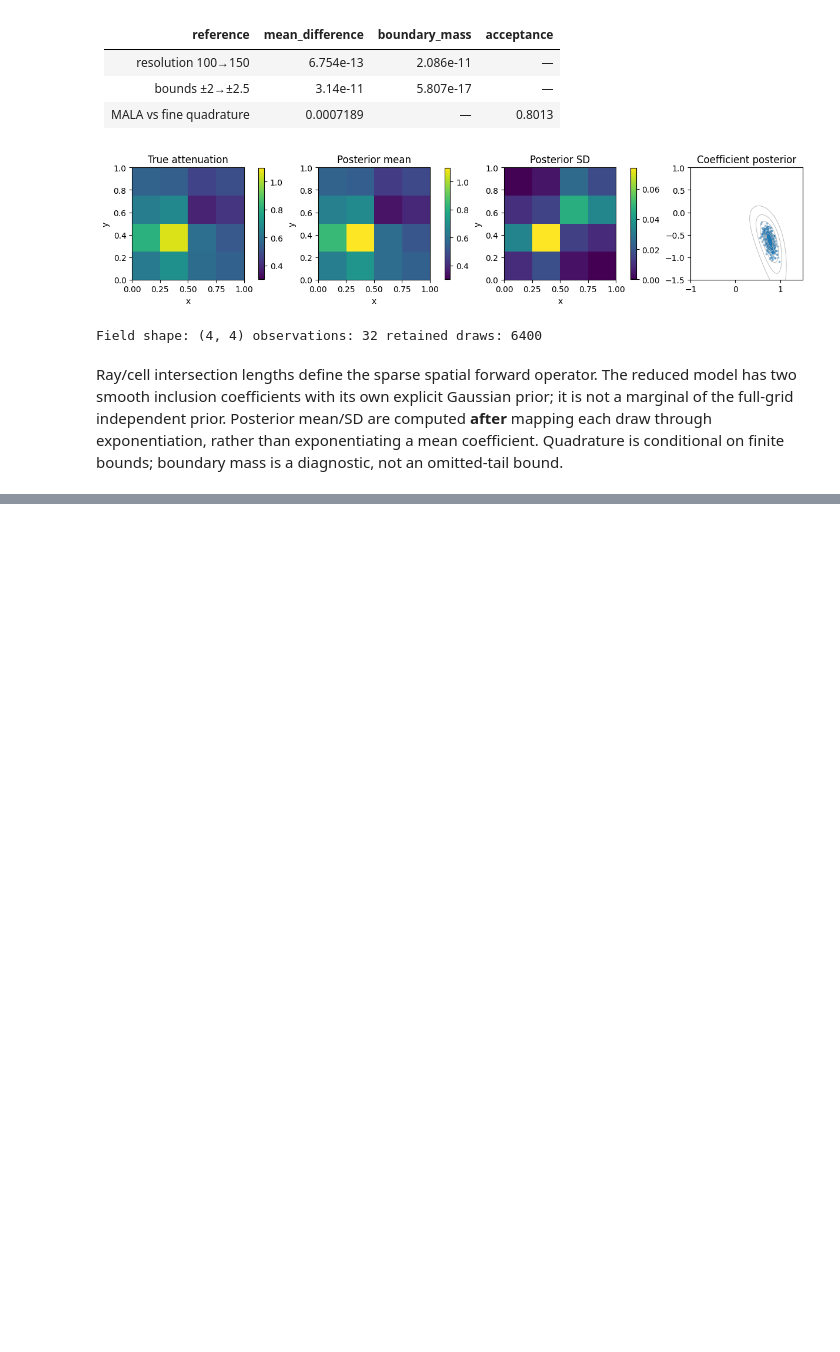
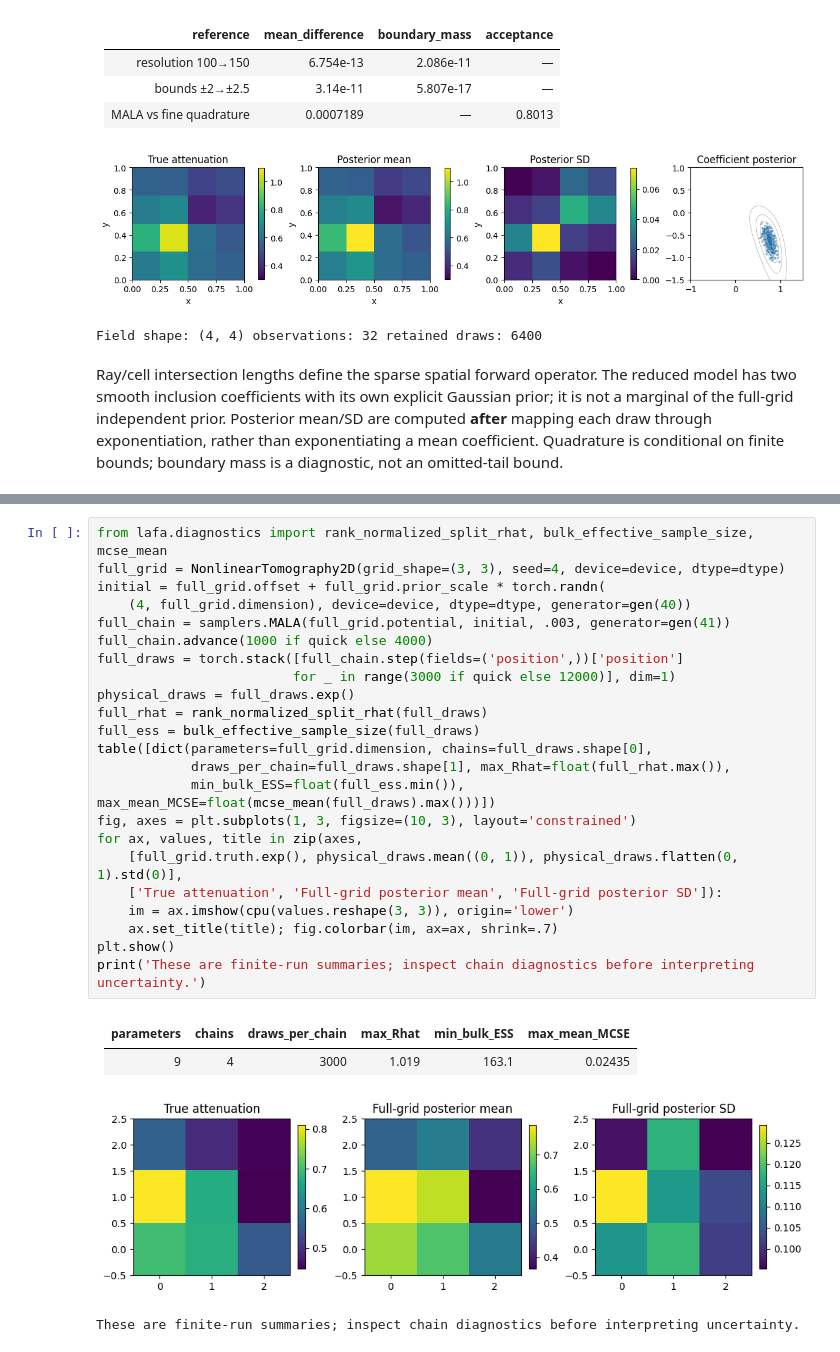
Before and after one commit to izzatum/The-Langevin-algorithms-Family, a Jupyter notebook: notebooks/06_ensemble_hybrid.ipynb, the cells around one changed output, grey strips where cells are left out. Cells and saved outputs as stored; diff of their text form; blank space fills up the shorter version.

```diff
--- a/notebooks/06_ensemble_hybrid.ipynb
+++ b/notebooks/06_ensemble_hybrid.ipynb
@@ -136,0 +142,29 @@ Ray/cell intersection lengths define the sparse spatial forward operator. The re
+# %%
+from lafa.diagnostics import rank_normalized_split_rhat, bulk_effective_sample_size, mcse_mean
+full_grid = NonlinearTomography2D(grid_shape=(3, 3), seed=4, device=device, dtype=dtype)
+initial = full_grid.offset + full_grid.prior_scale * torch.randn(
+    (4, full_grid.dimension), device=device, dtype=dtype, generator=gen(40))
+full_chain = samplers.MALA(full_grid.potential, initial, .003, generator=gen(41))
+full_chain.advance(1000 if quick else 4000)
+full_draws = torch.stack([full_chain.step(fields=('position',))['position']
+                         for _ in range(3000 if quick else 12000)], dim=1)
+physical_draws = full_draws.exp()
+full_rhat = rank_normalized_split_rhat(full_draws)
+full_ess = bulk_effective_sample_size(full_draws)
+table([dict(parameters=full_grid.dimension, chains=full_draws.shape[0],
+            draws_per_chain=full_draws.shape[1], max_Rhat=float(full_rhat.max()),
+            min_bulk_ESS=float(full_ess.min()), max_mean_MCSE=float(mcse_mean(full_draws).max()))])
+fig, axes = plt.subplots(1, 3, figsize=(10, 3), layout='constrained')
+for ax, values, title in zip(axes,
+    [full_grid.truth.exp(), physical_draws.mean((0, 1)), physical_draws.flatten(0, 1).std(0)],
+    ['True attenuation', 'Full-grid posterior mean', 'Full-grid posterior SD']):
+    im = ax.imshow(cpu(values.reshape(3, 3)), origin='lower')
+    ax.set_title(title); fig.colorbar(im, ax=ax, shrink=.7)
+plt.show()
+print('These are finite-run summaries; inspect chain diagnostics before interpreting uncertainty.')
+# %% [output]
+| parameters | chains | draws_per_chain | max_Rhat | min_bulk_ESS | max_mean_MCSE |
+|---|---|---|---|---|---|
+| 9 | 4 | 3000 | 1.019 | 163.1 | 0.02435 |
+[figure, added]
+These are finite-run summaries; inspect chain diagnostics before interpreting uncertainty.
```
Also changed, not shown: parts of 2 cells of this notebook, 13 other files.
